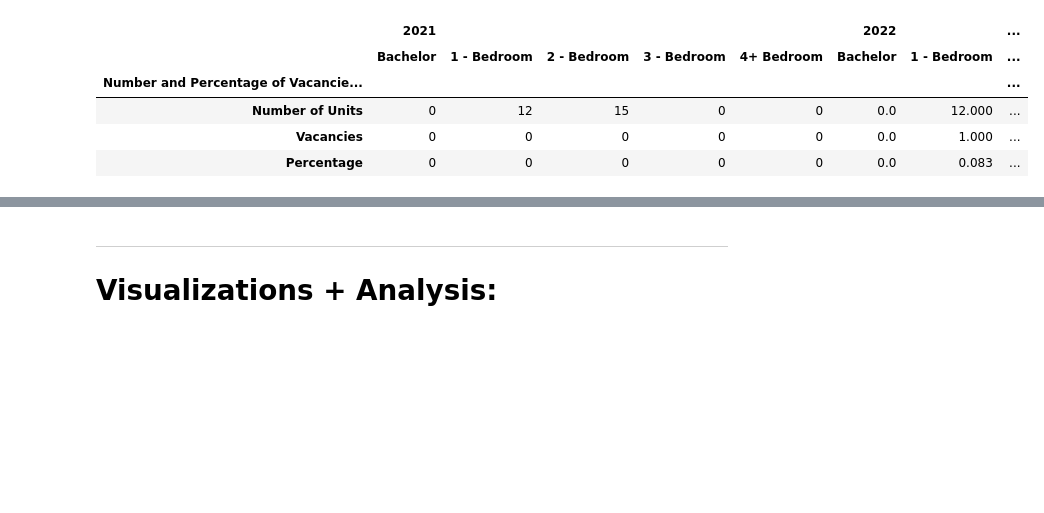
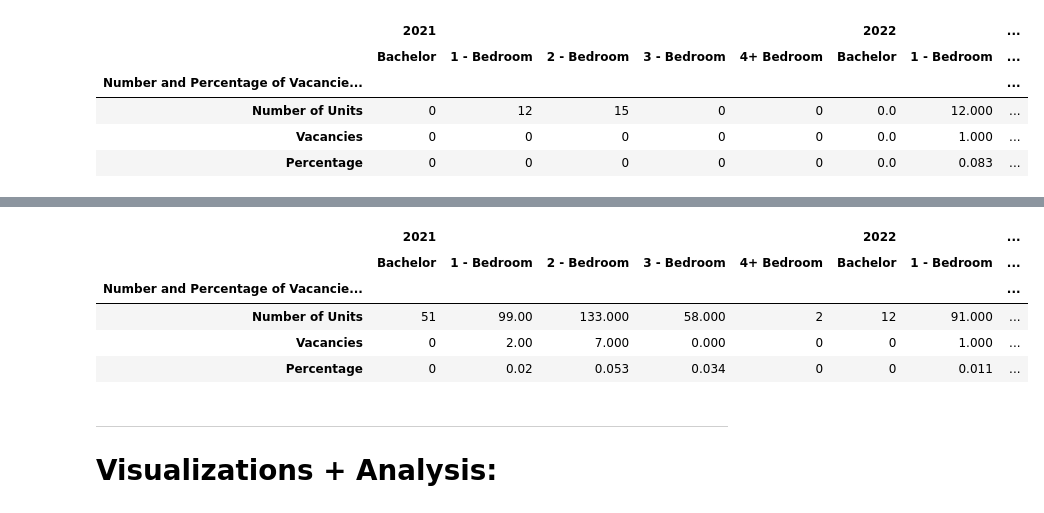
Before and after one commit to Mathemusician1729/DATA-221-Project, a Jupyter notebook: 221-Project.ipynb, the cells around one changed output, grey strips where cells are left out. Cells and saved outputs as stored; diff of their text form; code cells hidden in the pictures; blank space fills up the shorter version.

```diff
--- a/221-Project.ipynb
+++ b/221-Project.ipynb
@@ -276,3 +314,34 @@ mclennan_vacancies
+# %%
+# Banff (also manually create data)
+banff_vacancies = pd.DataFrame({
+    "Bachelor": [12,0,0],
+    "1 - Bedroom":[91,1,0.011],
+    "2 - Bedroom": [179,0,0],
+    "3 - Bedroom": [94,0,0],
+    "4+ Bedroom": [2,0,0]
+})
+banff_vacancies.index = attributes
+
+banff_vacancies2021 = pd.DataFrame({
+    "Bachelor": [51,0,0],
+    "1 - Bedroom":[99,2,0.02],
+    "2 - Bedroom": [133,7,0.053],
+    "3 - Bedroom": [58,0,0.034],
+    "4+ Bedroom": [2,0,0]
+})
+banff_vacancies2021.index = attributes
+
+banff_vacancies = pd.concat([banff_vacancies2021, banff_vacancies], axis=1)
+banff_vacancies.columns = pd.MultiIndex.from_tuples(multigrouping)
+
+banff_vacancies
+# %% [output]
+|  | 2021 |  |  |  |  | 2022 |  | ... |
+|  | Bachelor | 1 - Bedroom | 2 - Bedroom | 3 - Bedroom | 4+ Bedroom | Bachelor | 1 - Bedroom | ... |
+| Number and Percentage of Vacancie... |  |  |  |  |  |  |  | ... |
+| Number of Units | 51 | 99.00 | 133.000 | 58.000 | 2 | 12 | 91.000 | ... |
+| Vacancies | 0 | 2.00 | 7.000 | 0.000 | 0 | 0 | 1.000 | ... |
+| Percentage | 0 | 0.02 | 0.053 | 0.034 | 0 | 0 | 0.011 | ... |
 # %% [markdown]
 -------
 
```
Also changed, not shown: parts of 9 cells of this notebook, 12 other files.
